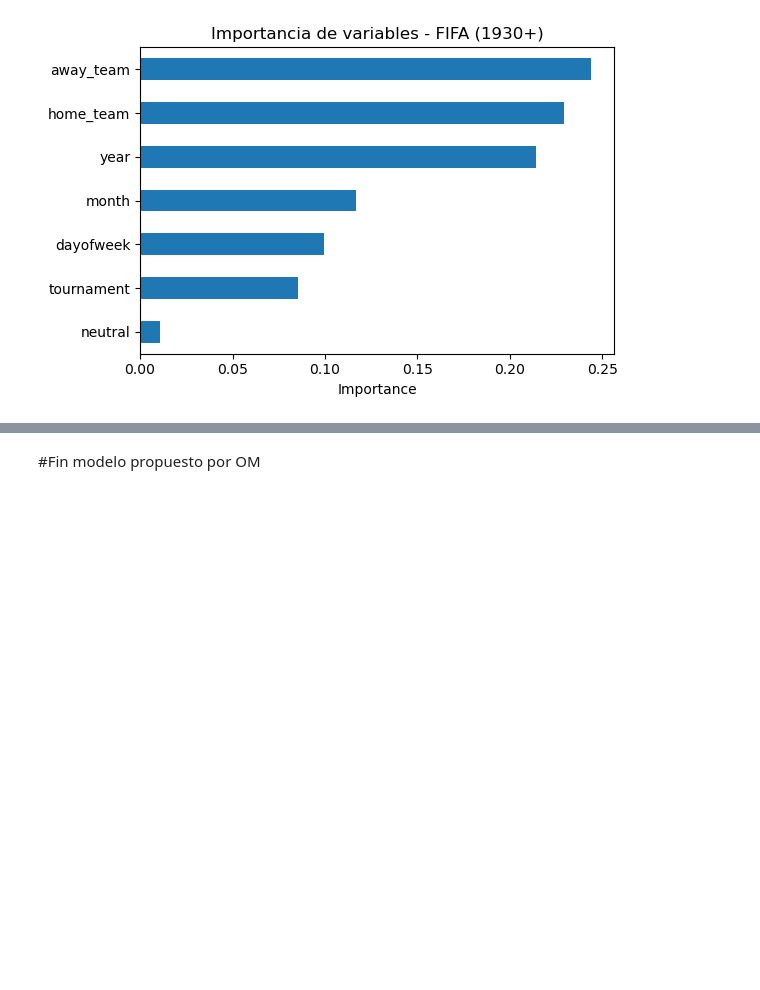
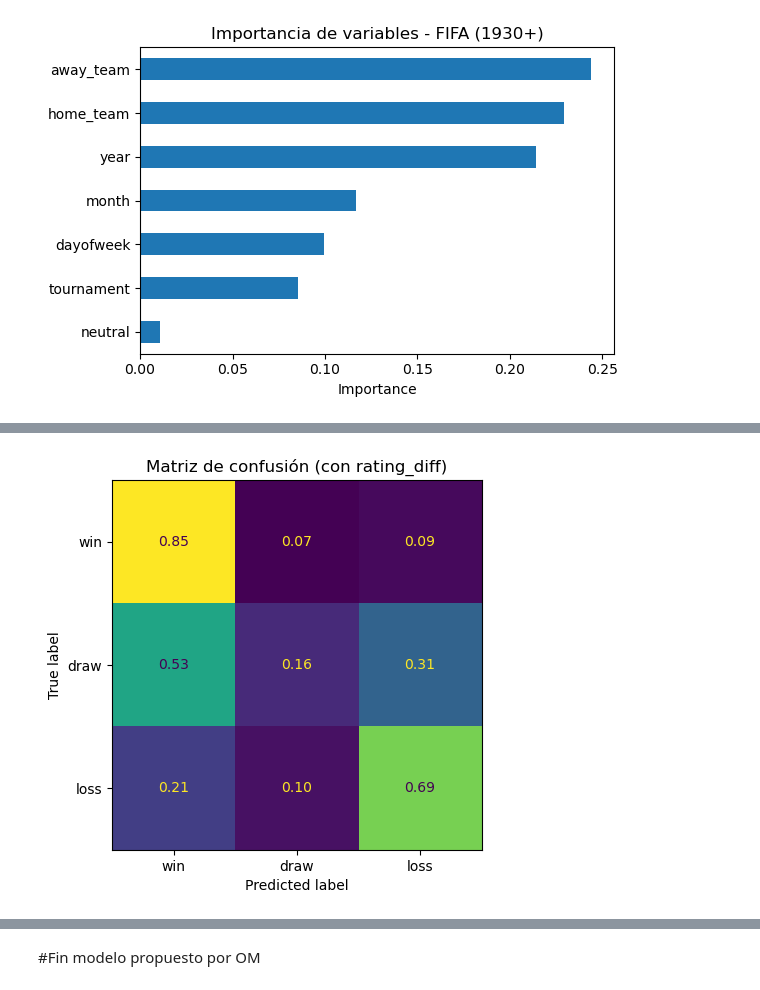
Before and after one commit to carlosrivasa/tpAdM, a Jupyter notebook: FIFA2026 OM.ipynb, the cells around one changed output, grey strips where cells are left out. Cells and saved outputs as stored; diff of their text form; code cells hidden in the pictures; blank space fills up the shorter version.

```diff
--- a/FIFA2026 OM.ipynb
+++ b/FIFA2026 OM.ipynb
@@ -16,7 +16,10 @@ Como **objetivo** se plantea predecir el resultado de los partidos (win, draw, l
 # %%
 import pandas as pd
 import numpy as np
+#import matplotlib.pyplot as plt
 import matplotlib.pyplot as plt
+plt.rcParams["figure.dpi"] = 130        # plts más nítidos
+plt.rcParams["figure.autolayout"] = True
 import seaborn as sns
 from sklearn.preprocessing import LabelEncoder, StandardScaler
 from category_encoders import TargetEncoder
@@ -295,9 +298,3 @@ tournament    0.085647
 neutral       0.010894
 dtype: float64
 [figure]
-# %%
-# OM Feature engineering
-results_filtrado["year"] = results_filtrado["date"].dt.year
-results_filtrado["month"] = results_filtrado["date"].dt.month
-results_filtrado["dayofweek"] = results_filtrado["date"].dt.dayofweek
-results_filtrado["neutral"] = results_filtrado["neutral"].astype(int)
@@ -312,0 +446,72 @@ X_encoded = encoder.fit_transform(X, y)
+# %%
+# OM: modelamos de nuevo con la feature adicional de rating_diff
+
+# --- Features ---
+feat_cat = ["home_team", "away_team", "tournament"]
+feat_num = ["neutral", "year", "month", "dayofweek", "rating_diff"]
+
+X = results_with_rating[feat_cat + feat_num]
+y = results_with_rating["target"]
+
+# --- Split ---
+X_tr, X_te, y_tr, y_te = train_test_split(X, y, test_size=0.20, random_state=42, stratify=y)
+
+# --- Preprocesamiento + Modelo ---
+pre = ColumnTransformer(
+    transformers=[
+        ("home_te", ce.TargetEncoder(handle_missing="value", handle_unknown="value"), ["home_team"]),
+        ("away_te", ce.TargetEncoder(handle_missing="value", handle_unknown="value"), ["away_team"]),
+        ("tour_te", ce.TargetEncoder(handle_missing="value", handle_unknown="value"), ["tournament"]),
+        ("num", "passthrough", feat_num),
+    ],
+    remainder="drop",
+    verbose_feature_names_out=False
+)
+
+clf = Pipeline(steps=[
+    ("pre", pre),
+    ("rf", RandomForestClassifier(
+        n_estimators=300,
+        random_state=42,
+        n_jobs=-1,
+        class_weight="balanced"
+    ))
+])
+
+# --- Fit ---
+clf.fit(X_tr, y_tr)
+
+# --- Predicciones ---
+y_pred = clf.predict(X_te)
+y_proba = clf.predict_proba(X_te)
+
+# --- Reporte ---
+print("\nClassification report con rating_diff:")
+print(classification_report(y_te, y_pred, digits=3))
+
+# --- Matriz de confusión normalizada ---
+cm = confusion_matrix(y_te, y_pred, labels=["win","draw","loss"], normalize="true")
+disp = ConfusionMatrixDisplay(confusion_matrix=cm, display_labels=["win","draw","loss"])
+plt.figure(figsize=(4.5,4))
+disp.plot(values_format=".2f", cmap=None, colorbar=False)
+plt.title("Matriz de confusión (con rating_diff)")
+plt.show()
+
+# --- Importancia de features ---
+try:
+    feature_names = clf.named_steps["pre"].get_feature_names_out()
+except Exception:
+    feature_names = np.array(["home_team_TE","away_team_TE","tournament_TE"] + feat_num)
+
+importances = pd.Series(clf.named_steps["rf"].feature_importances_, index=feature_names).sort_values(ascending=False)
+
+print("\nTop 10 importancias:")
+print(importances.head(10))
+
+plt.figure(figsize=(6,4))
+importances.head(10).sort_values().plot(kind="barh")
+plt.title("Importancia de variables (con rating_diff)")
+plt.xlabel("Importance")
+plt.tight_layout()
+plt.show()
+# %% [output]
@@ -312,0 +529 @@ X_encoded = encoder.fit_transform(X, y)
+[figure, added]
```
Also changed, not shown: parts of 14 cells of this notebook.
